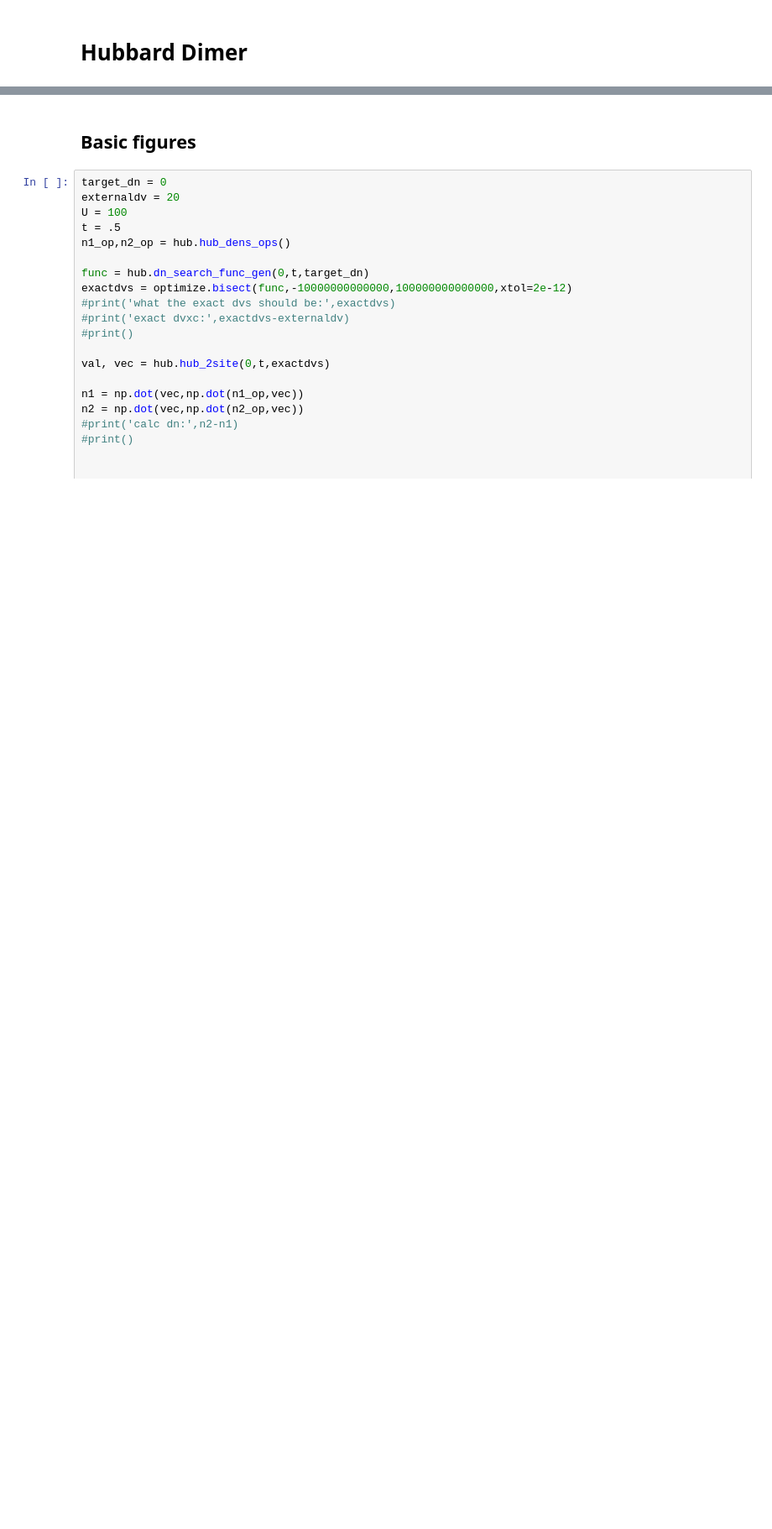
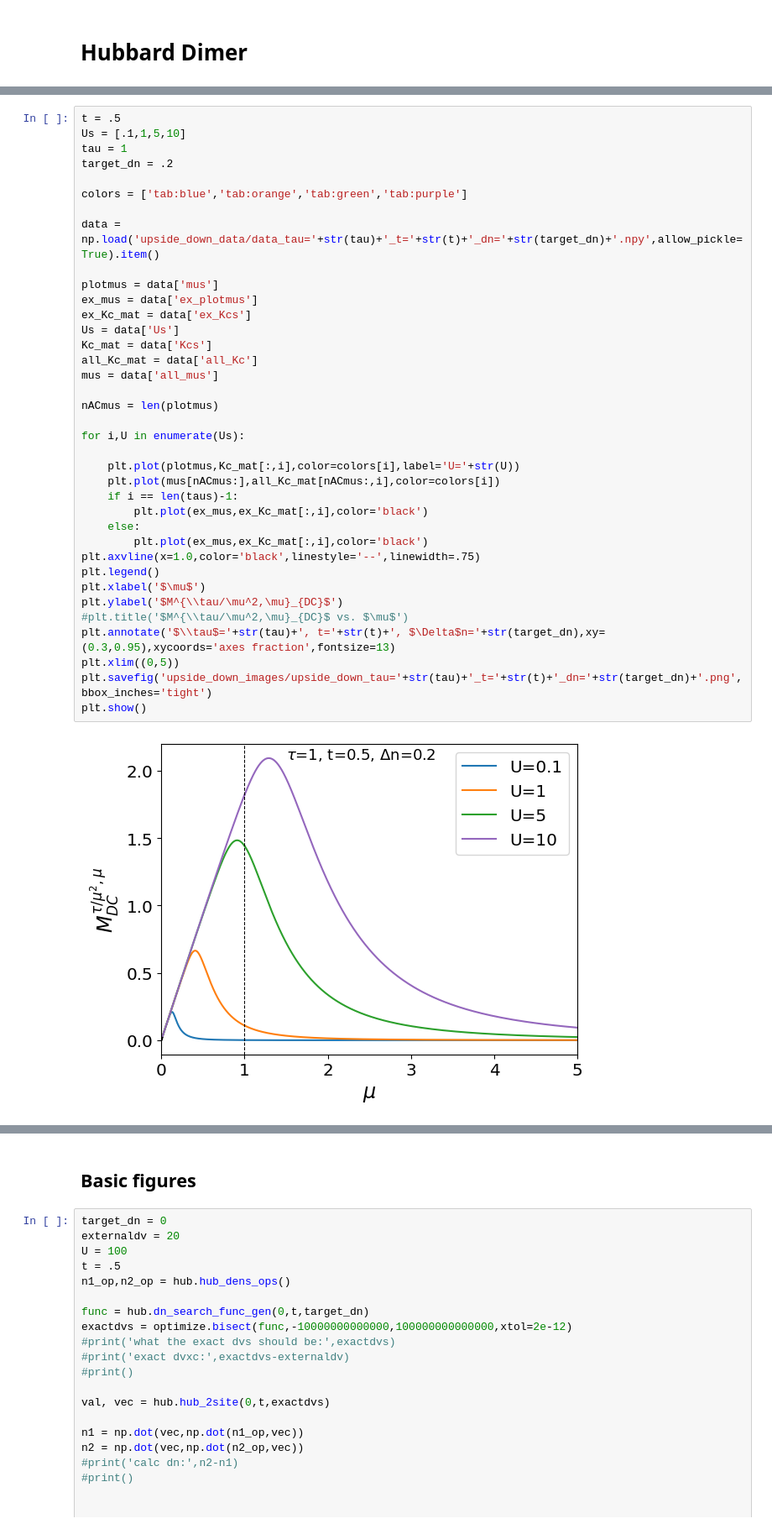
Before and after one commit to vmartinetto/Hubbar_Dimer, a Jupyter notebook: Hubbard plotting.ipynb, the cells around one changed output, grey strips where cells are left out. Shown at 84% size. Cells and saved outputs as stored; diff of their text form; blank space fills up the shorter version.

```diff
--- a/Hubbard plotting.ipynb
+++ b/Hubbard plotting.ipynb
@@ -221,0 +87,39 @@ print(A)
+# %%
+t = .5
+Us = [.1,1,5,10]
+tau = 1
+target_dn = .2
+
+colors = ['tab:blue','tab:orange','tab:green','tab:purple']
+
+data = np.load('upside_down_data/data_tau='+str(tau)+'_t='+str(t)+'_dn='+str(target_dn)+'.npy',allow_pickle=True).item()
+
+plotmus = data['mus']
+ex_mus = data['ex_plotmus']
+ex_Kc_mat = data['ex_Kcs']
+Us = data['Us']
+Kc_mat = data['Kcs']
+all_Kc_mat = data['all_Kc']
+mus = data['all_mus']
+
+nACmus = len(plotmus)
+
+for i,U in enumerate(Us):
+
+    plt.plot(plotmus,Kc_mat[:,i],color=colors[i],label='U='+str(U))
+    plt.plot(mus[nACmus:],all_Kc_mat[nACmus:,i],color=colors[i])
+    if i == len(taus)-1:
+        plt.plot(ex_mus,ex_Kc_mat[:,i],color='black')
+    else:
+        plt.plot(ex_mus,ex_Kc_mat[:,i],color='black')
+plt.axvline(x=1.0,color='black',linestyle='--',linewidth=.75)
+plt.legend()
+plt.xlabel('$\mu$')
+plt.ylabel('$M^{\\tau/\mu^2,\mu}_{DC}$')
+#plt.title('$M^{\\tau/\mu^2,\mu}_{DC}$ vs. $\mu$')
+plt.annotate('$\\tau$='+str(tau)+', t='+str(t)+', $\Delta$n='+str(target_dn),xy=(0.3,0.95),xycoords='axes fraction',fontsize=13)
+plt.xlim((0,5))
+plt.savefig('upside_down_images/upside_down_tau='+str(tau)+'_t='+str(t)+'_dn='+str(target_dn)+'.png',bbox_inches='tight')
+plt.show()
+# %% [output]
+[figure, added]
```
Also changed, not shown: parts of 128 cells of this notebook, 19 other files.
